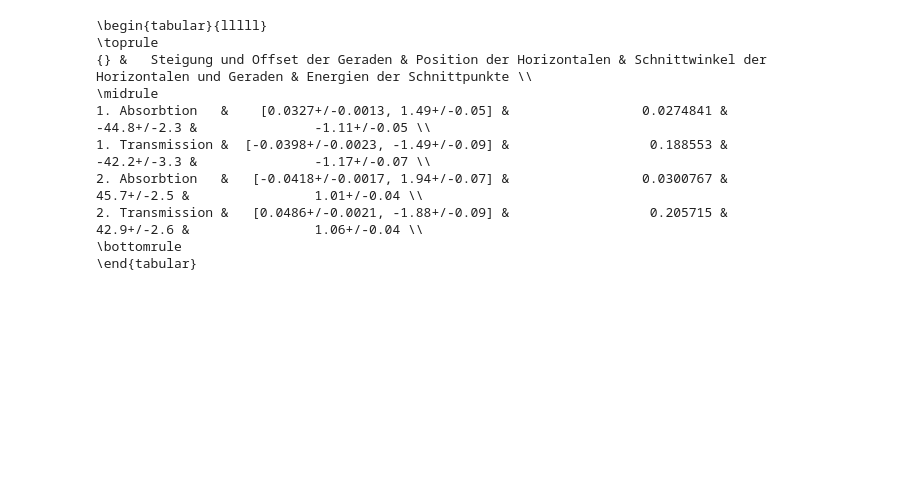
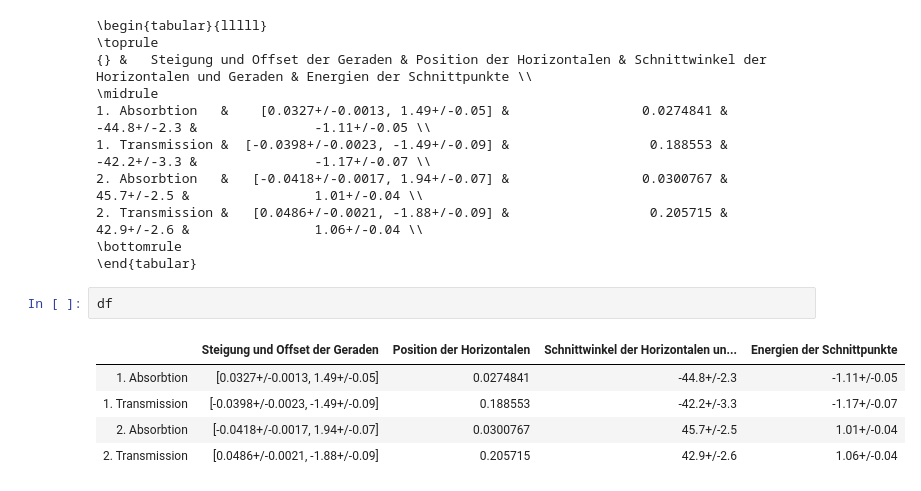
Before and after one commit to shockcookie/FP, a Jupyter notebook: Halbleiter/ErikDamian/V1/Si/rechnung_si-Copy1.ipynb, the cells around one changed output. Saved outputs shown, nothing was run; the diff lists cells and outputs as text; blank space fills up the shorter version.

```diff
--- a/Halbleiter/ErikDamian/V1/Si/rechnung_si-Copy1.ipynb
+++ b/Halbleiter/ErikDamian/V1/Si/rechnung_si-Copy1.ipynb
@@ -565,3 +565,11 @@ print(df.to_latex())
 2. Transmission &   [0.0486+/-0.0021, -1.88+/-0.09] &                  0.205715 &                                 42.9+/-2.6 &                1.06+/-0.04 \\
 \bottomrule
 \end{tabular}
+# %%
+df
+# %% [output]
+|  | Steigung und Offset der Geraden | Position der Horizontalen | Schnittwinkel der Horizontalen un... | Energien der Schnittpunkte |
+| 1. Absorbtion | [0.0327+/-0.0013, 1.49+/-0.05] | 0.0274841 | -44.8+/-2.3 | -1.11+/-0.05 |
+| 1. Transmission | [-0.0398+/-0.0023, -1.49+/-0.09] | 0.188553 | -42.2+/-3.3 | -1.17+/-0.07 |
+| 2. Absorbtion | [-0.0418+/-0.0017, 1.94+/-0.07] | 0.0300767 | 45.7+/-2.5 | 1.01+/-0.04 |
+| 2. Transmission | [0.0486+/-0.0021, -1.88+/-0.09] | 0.205715 | 42.9+/-2.6 | 1.06+/-0.04 |
```
Also changed, not shown: parts of 1 cell of this notebook, 13 other files.
